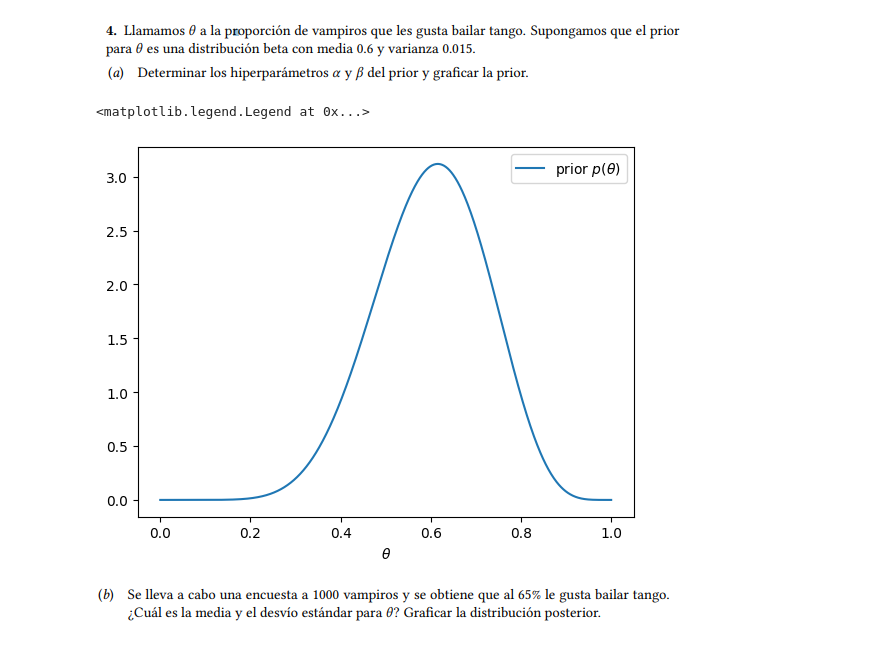
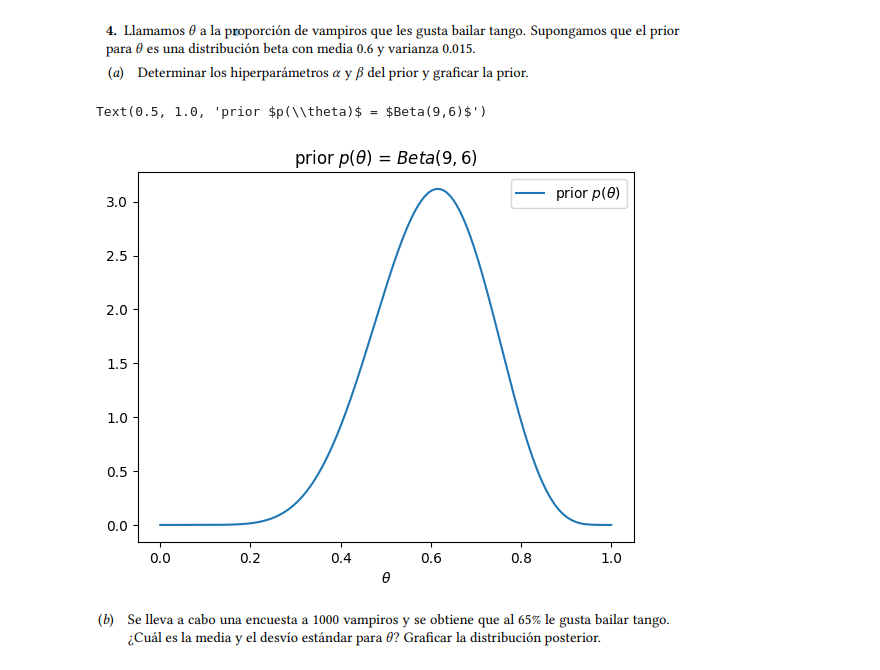
Before and after one commit to LuciaVazquez08/Estadistica-Inferencia, a Jupyter notebook: 2C 2024/GUIAS/GUIA 7.ipynb, the cells around one changed output. Drawn from its saved outputs; the diff is of its cells as text; code cells hidden in the pictures.

```diff
--- a/2C 2024/GUIAS/GUIA 7.ipynb
+++ b/2C 2024/GUIAS/GUIA 7.ipynb
@@ -60,14 +75,15 @@ EJERCICIO 4
 # %%
 a,b = 9,6
 
 x = np.linspace(0,1, 1000)
 fig, ax = plt.subplots(1, 1)
 ax.plot(x, stats.beta.pdf(x, a, b), label=r'prior $p(\theta)$')
 ax.set_xlabel(r'$\theta$')
 plt.legend()
+plt.title(f'prior $p(\\theta)$ = $Beta({a},{b})$')
 # %% [output]
-<matplotlib.legend.Legend at 0x...>
+Text(0.5, 1.0, 'prior $p(\\theta)$ = $Beta(9,6)$')
-[figure, old version]
+[figure, new version]
 # %% [markdown]
 ![image.png](attachment:image.png)
 # %%
```
Also changed, not shown: parts of 25 cells of this notebook, 22 other files.
